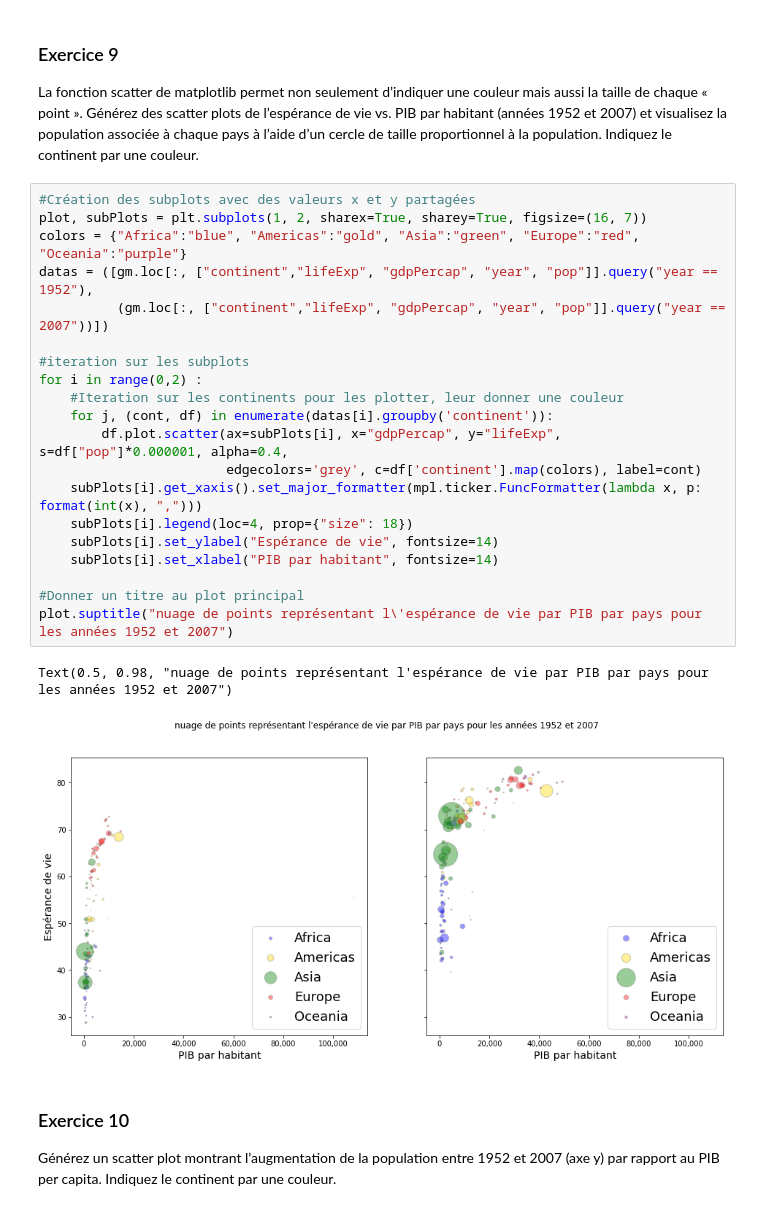
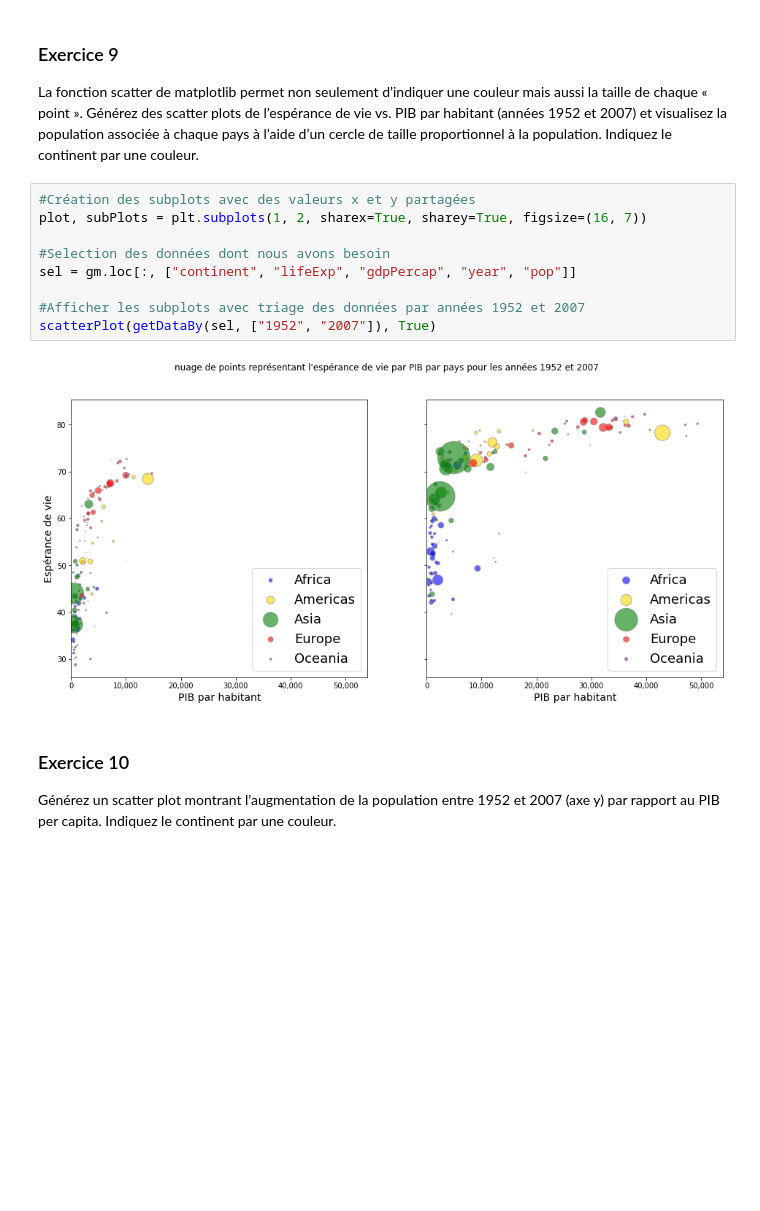
Before and after one commit to DrC0okie/Roy_VanHove_ISD_TP3, a Jupyter notebook: gapminder.ipynb, the cells around one changed output. Cells and saved outputs as stored; diff of their text form; blank space fills up the shorter version.

```diff
--- a/gapminder.ipynb
+++ b/gapminder.ipynb
@@ -252,26 +260,14 @@ associée à chaque pays à l’aide d’un cercle de taille proportionnel à la
 # %%
 #Création des subplots avec des valeurs x et y partagées
 plot, subPlots = plt.subplots(1, 2, sharex=True, sharey=True, figsize=(16, 7))
-colors = {"Africa":"blue", "Americas":"gold", "Asia":"green", "Europe":"red", "Oceania":"purple"}
-datas = ([gm.loc[:, ["continent","lifeExp", "gdpPercap", "year", "pop"]].query("year == 1952"),
-          (gm.loc[:, ["continent","lifeExp", "gdpPercap", "year", "pop"]].query("year == 2007"))])
 
-#iteration sur les subplots
-for i in range(0,2) :
-    #Iteration sur les continents pour les plotter, leur donner une couleur
-    for j, (cont, df) in enumerate(datas[i].groupby('continent')):
-        df.plot.scatter(ax=subPlots[i], x="gdpPercap", y="lifeExp", s=df["pop"]*0.000001, alpha=0.4,
-                        edgecolors='grey', c=df['continent'].map(colors), label=cont)
-    subPlots[i].get_xaxis().set_major_formatter(mpl.ticker.FuncFormatter(lambda x, p: format(int(x), ",")))
-    subPlots[i].legend(loc=4, prop={"size": 18})
-    subPlots[i].set_ylabel("Espérance de vie", fontsize=14)
-    subPlots[i].set_xlabel("PIB par habitant", fontsize=14)
+#Selection des données dont nous avons besoin
+sel = gm.loc[:, ["continent", "lifeExp", "gdpPercap", "year", "pop"]]
 
-#Donner un titre au plot principal
-plot.suptitle("nuage de points représentant l\'espérance de vie par PIB par pays pour les années 1952 et 2007")
+#Afficher les subplots avec triage des données par années 1952 et 2007
+scatterPlot(getDataBy(sel, ["1952", "2007"]), True)
 # %% [output]
-Text(0.5, 0.98, "nuage de points représentant l'espérance de vie par PIB par pays pour les années 1952 et 2007")
-[figure, old version]
+[figure, new version]
 # %% [markdown]
 ### Exercice 10
 
```
Also changed, not shown: parts of 8 cells of this notebook.
